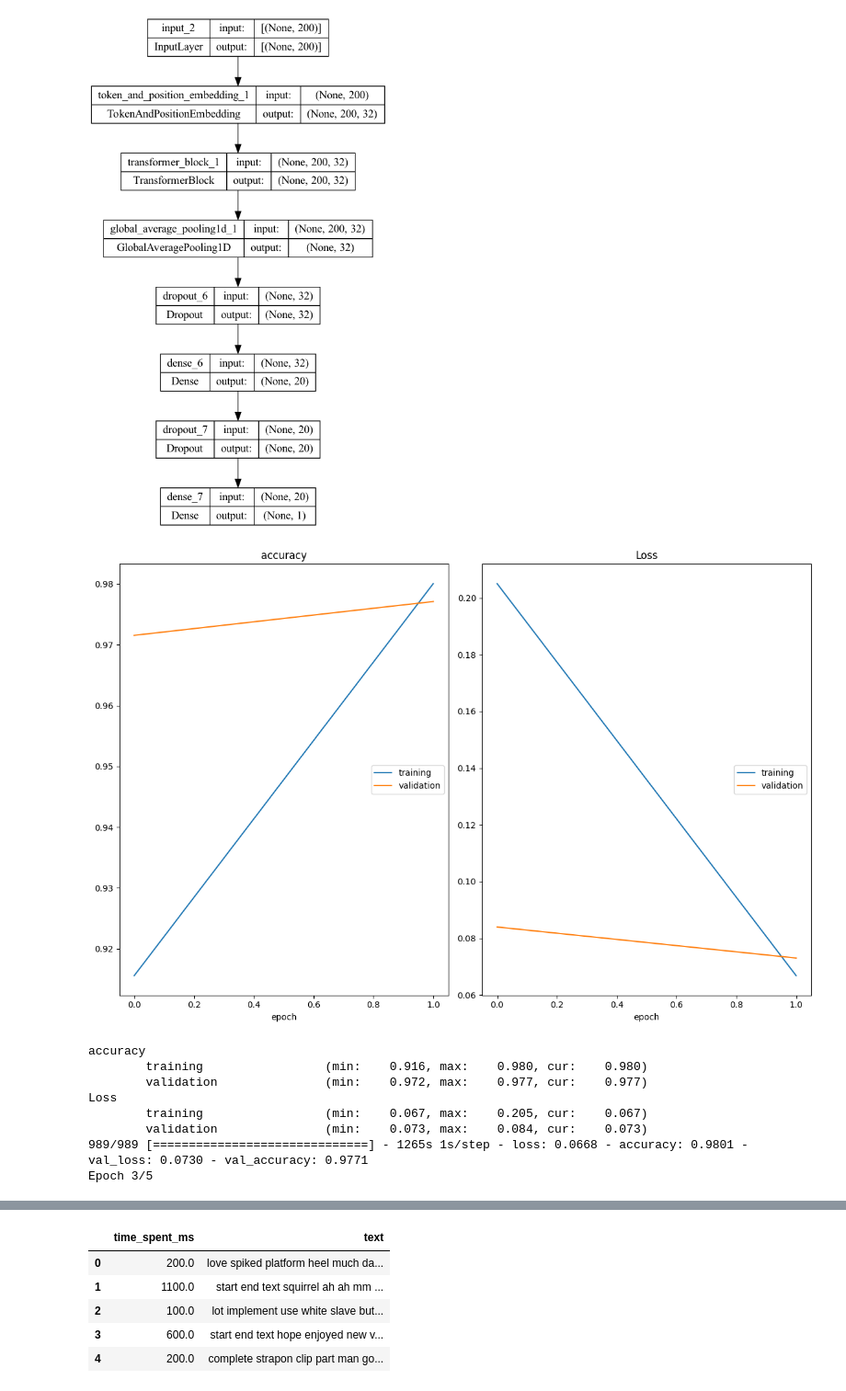
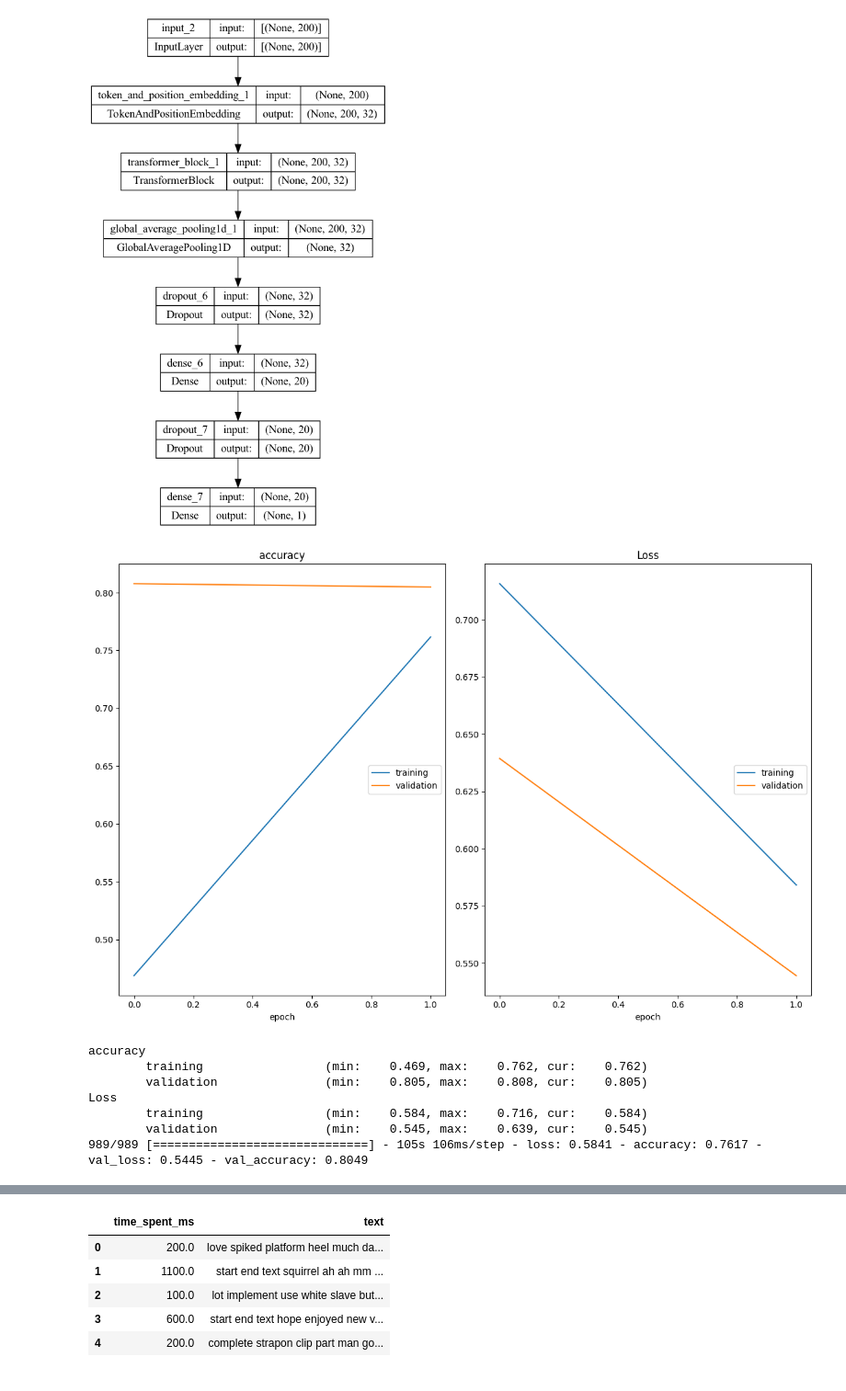
Before and after one commit to adwiza/datascience_skillbox, a Jupyter notebook: BW_project/BW_TRANS.ipynb, the cells around one changed output, grey strips where cells are left out. Shown at 92% size. Drawn from its saved outputs; the diff is of its cells as text; code cells hidden in the pictures.

```diff
--- a/BW_project/BW_TRANS.ipynb
+++ b/BW_project/BW_TRANS.ipynb
@@ -338,16 +338,16 @@ array([1, 0, 0, 0, 1])
 # %%
 # vectorize a text corpus by turning each text into sentence of integers
 
-# tokenizer = Tokenizer(num_words=vocab_size) #, oov_token=oov_token)
-# tokenizer.fit_on_texts(df_tra.text.to_numpy())
+tokenizer = Tokenizer(num_words=vocab_size) #, oov_token=oov_token)
+tokenizer.fit_on_texts(df_tra.text.to_numpy())
 
 # # saving
 # with open('../models/tokenizer.pickle', 'wb') as handle:
 #     pickle.dump(tokenizer, handle, protocol=pickle.HIGHEST_PROTOCOL)
 
 # loading
-with open('../models/tokenizer.pickle', 'rb') as handle:
-    tokenizer = pickle.load(handle)
+# with open('../models/tokenizer.pickle', 'rb') as handle:
+#     tokenizer = pickle.load(handle)
 # %%
 X_train_sequences = tokenizer.texts_to_sequences(X_train)
 X_val_sequences = tokenizer.texts_to_sequences(X_val)
@@ -398,45 +398,47 @@ tf.keras.utils.plot_model(model, show_shapes=True)
 # %% [output]
 [figure]
 # %%
+lr = .000001 #1e-5
+epochs = 2
+
 loss = keras.losses.BinaryCrossentropy(from_logits=False)
-optimizer = keras.optimizers.legacy.Adam(learning_rate=.001) #.000001)
+optimizer = keras.optimizers.legacy.Adam(learning_rate=lr) #.000001)
 metrics = ['accuracy']
 
 # metrics = [tf.keras.metrics.BinaryAccuracy(),
 #            tf.keras.metrics.FalseNegatives(),
 #            tf.keras.metrics.FalsePositives(),
 #           ]
 
 from pathlib import Path
 
 path = Path('../models/bad_words/trans/')
 path.mkdir(exist_ok=True)
 cpt_filename = '{epoch:02d}_checkpoint_{val_loss:.2f}.hdf5'
 cpt_path = str(path / cpt_filename)
 
 checkpoint = tf.keras.callbacks.ModelCheckpoint(cpt_path, monitor='val_loss', verbose=2,
                                                 save_best_only=True, mode='min')
 
 model.compile(loss=loss, optimizer=optimizer, metrics=metrics)
 
 
-history = model.fit(X_train_padded, y_train, epochs=2, batch_size=32, validation_data=(X_val_padded, y_val), verbose=1,
+history = model.fit(X_train_padded, y_train, epochs=epochs, batch_size=32, validation_data=(X_val_padded, y_val), verbose=1,
            callbacks=[checkpoint, PlotLossesCallback()])
 
 # history = model.fit(X_train_padded, y_train,
 #                     batch_size=64, epochs=10,
 #                     validation_data=(X_val_padded, y_val)
 #                    )
 # %% [output]
-[figure, old version]
+[figure, new version]
 accuracy
-        training                 (min:    0.916, max:    0.980, cur:    0.980)
-        validation               (min:    0.972, max:    0.977, cur:    0.977)
+        training                 (min:    0.469, max:    0.762, cur:    0.762)
+        validation               (min:    0.805, max:    0.808, cur:    0.805)
 Loss
-        training                 (min:    0.067, max:    0.205, cur:    0.067)
-        validation               (min:    0.073, max:    0.084, cur:    0.073)
-989/989 [==============================] - 1265s 1s/step - loss: 0.0668 - accuracy: 0.9801 - val_loss: 0.0730 - val_accuracy: 0.9771
-Epoch 3/5
+        training                 (min:    0.584, max:    0.716, cur:    0.584)
+        validation               (min:    0.545, max:    0.639, cur:    0.545)
+989/989 [==============================] - 105s 106ms/step - loss: 0.5841 - accuracy: 0.7617 - val_loss: 0.5445 - val_accuracy: 0.8049
 # %%
 history_df = pd.DataFrame(model.history.history)
 history_df.head(15)
```
Also changed, not shown: parts of 14 cells of this notebook, 7 other files.
